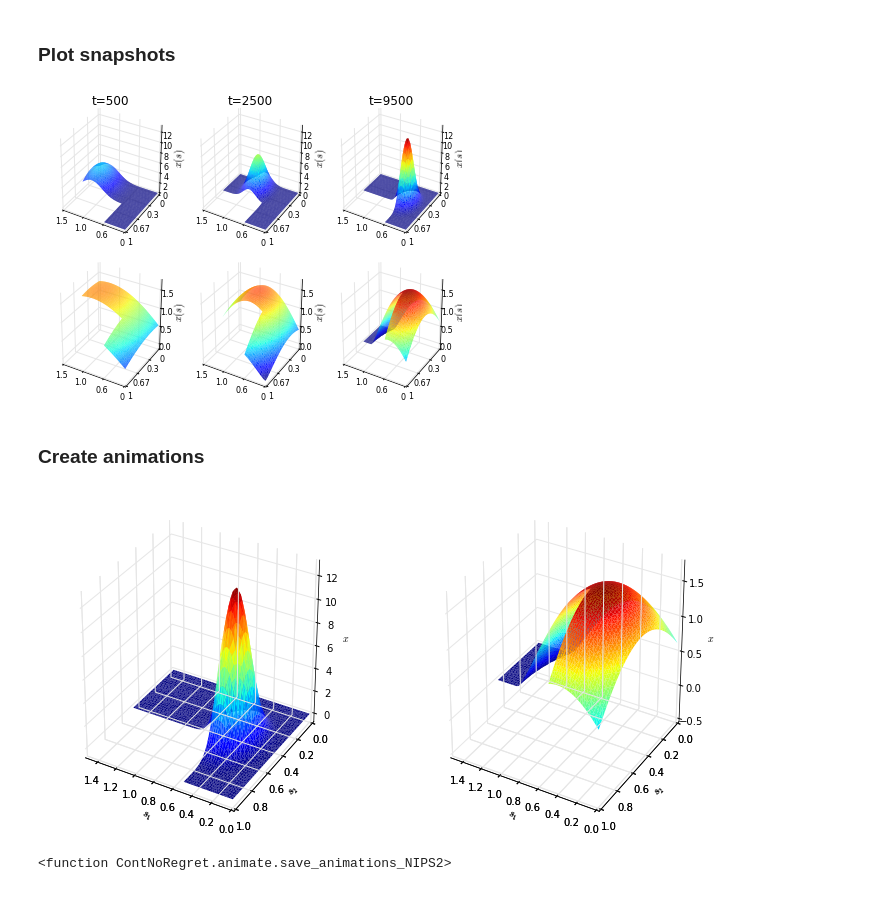
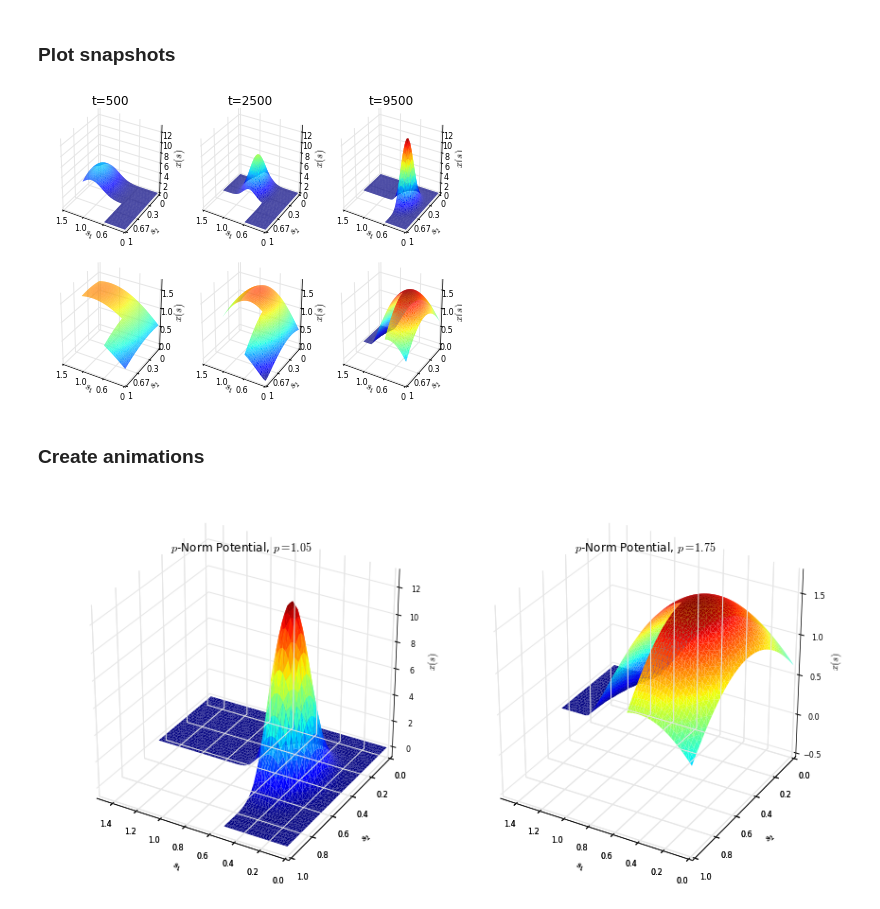
Before and after one commit to Balandat/cont_no_regret, a Jupyter notebook: ipython_notebooks/NIPS2_illustrations.ipynb, the cells around one changed output. Drawn from its saved outputs; the diff is of its cells as text; code cells hidden in the pictures.

```diff
--- a/ipython_notebooks/NIPS2_illustrations.ipynb
+++ b/ipython_notebooks/NIPS2_illustrations.ipynb
@@ -107,10 +107,10 @@ greedy_keys = ['Greedy', 'ExpPot', 'pNormPot, $p={1.75}$', 'pNormPot, $p={1.05}$
 # greedy_labels = ['Greedy', 'Exp', 'pNorm, $p=1.75$', 'pNorm, $p=1.05$', 'pNorm, $p=1.01$', 'pNorm, $p=1.001$']
 greedy_labels = ['Greedy', 'Exp', '$1.75$-Norm', '$1.05$-Norm', '$1.01$-Norm', '$1.001$-Norm']
 colors = ['k', 'r', 'g', 'b', 'm', 'c']
-f = plt.figure(figsize=(8,4))
-plt.title('time-avg. cumulative regret, oscillating affine losses', fontsize=15)
+f = plt.figure(figsize=(8,3.5))
+plt.title('time-avg. cumulative regret, alternating affine losses', fontsize=15)
 plt.xlabel('$t$', fontsize=16, labelpad=-1)
-plt.ylabel('$R^t/t$', fontsize=16, labelpad=-2)
+plt.ylabel('$R^t/t$', fontsize=16, labelpad=-3)
 for i,key in enumerate(greedy_keys):
     r = dict_results[key]
     lltsavg = plt.plot(np.arange(1,r.problem.T+1), r.regs_norate['tsavg'][0], linewidth=2.0,
@@ -124,7 +124,7 @@ for i,key in enumerate(greedy_keys):
 # make plots pretty and show legend
 plt.yscale('log'), plt.xscale('log')
 plt.ylim((0.0075, 50))
-plt.legend(prop={'size':15}, frameon=False, loc='lower left', labelspacing=0.1, ncol=2,
+plt.legend(prop={'size':14}, frameon=False, loc='lower left', labelspacing=0.1, ncol=2,
               columnspacing=0.75, handletextpad=0.2, borderpad=0)
 plt.savefig(filename, bbox_inches='tight', dpi=300)
 # %% [output]
@@ -138,22 +138,24 @@ KLkeys = ['pNormPot, $p={1.001}$', 'pNormPot, $p={1.01}$', 'pNormPot, $p={1.05}$
 KLs = {key: np.array(dict_results[key].KL) for key in KLkeys}
 # %%
 filename = '/Users/balandat/Documents/Code/Continuous_No-Regret/NIPS2/figures/greedy_fail_KL.pdf'
-fig, ax = plt.subplots(1,1,figsize=(5.5,2.5))
+fig, ax = plt.subplots(1,1,figsize=(6,3))
 lines,labels = [], []
 for i,key in enumerate(greedy_keys):
     r = dict_results[key]
     if key not in ['Greedy']:
         rel2exp = np.array(r.KL)[1:]    #  *np.arange(1,len(val))#/np.array(dict_results['ExpPot'].KL)[1:]
-        ax.plot(1+np.arange(len(val)-1), rel2exp, color=colors[i], linewidth=2, label=greedy_labels[i])
+        ax.plot(1+np.arange(len(r.KL)-1), rel2exp, color=colors[i], linewidth=2, label=greedy_labels[i])
 (lines,labels) = plt.gca().get_legend_handles_labels()
 lines.insert(3, plt.Line2D([1,1], [1,1], linestyle='none'))
 labels.insert(3, '')
 plt.yscale('log'), plt.xscale('log')
-ax.legend(lines, labels, prop={'size':13}, frameon=False, loc='lower left', labelspacing=0.1, ncol=2,
+ax.legend(lines, labels, prop={'size':15}, frameon=False, loc='lower left', labelspacing=0.1, ncol=2,
               columnspacing=0.75, handletextpad=0.2, borderpad=0)
-ax.set_xlabel('$t$', fontsize=15, labelpad=-1)
+ax.set_xlabel('$t$', fontsize=17, labelpad=-1)
 ax.set_ylim((0.8e-5,1.5))
-ax.set_ylabel('$D_{KL}(x^{(t)}||\lambda)$', fontsize=15, labelpad=0) #/D_{KL}(x_{Exp}^{(t)}||\lambda)$'
-ax.set_title('KL divergences w.r.t. uniform', fontsize=14)
+ax.set_ylabel('$D_{KL}(x^{(t)}||\lambda)$', fontsize=17, labelpad=3) #/D_{KL}(x_{Exp}^{(t)}||\lambda)$'
+ax.yaxis.set_label_position("right")
+ax.yaxis.tick_right()
+ax.set_title('Negative Entropy of $x^{(t)}$', fontsize=15)
 plt.savefig(filename, bbox_inches='tight', dpi=300)
 # %% [output]
@@ -180,10 +182,10 @@ filename = '/Users/balandat/Documents/Code/Continuous_No-Regret/NIPS2/figures/No
 norm_keys = ['norm_ExpPot', 'norm_pNormPot, $p={1.05}$', 'norm_pNormPot, $p={1.5}$', 'norm_pNormPot, $p={2}$']
 norm_labels = ['Exp', '$1.05$-Norm', '$1.5$-Norm', '$2$-Norm']
 colors = ['k', 'r', 'g', 'b', 'm', 'c']
-f, ax = plt.subplots(1, 1, figsize=(6,3.5))
+f, ax = plt.subplots(1, 1, figsize=(6,3))
 ax.set_title('log time-avg. cumulative regret')
-ax.set_xlabel('$t$', fontsize=15, labelpad=-1)
-ax.set_ylabel('$R^t/t$', fontsize=15, labelpad=-3)
+ax.set_xlabel('$t$', fontsize=15, labelpad=-5)
+ax.set_ylabel('$R^t/t$', fontsize=15, labelpad=-13)
 ax.set_title('log time-avg. cumulative regret')
 for i,key in enumerate(norm_keys):
     r, r3 = dict_results[key], dict_results3[key]
@@ -207,6 +209,6 @@ ax.set_ylim((0.3*1e-3,0.5e-1))#0.2*1e2))
 ax.set_xlim(1, 4e3)
 plt.tight_layout()
 plt.legend(prop={'size':12}, frameon=False, loc='upper right', labelspacing=0.3,
-           handletextpad=0.25, borderpad=0, bbox_to_anchor=(1.4,0.91))
+           handletextpad=0.25, borderpad=0, bbox_to_anchor=(1.4,0.9))
 plt.savefig(filename, bbox_inches='tight', dpi=300)
 # %% [output]
@@ -327,12 +329,12 @@ for i,res in enumerate([res105, res175]):
                            linewidth=0, vmin=zmin[i], vmax=zmax[i])
         # Setting the axes properties
         ax.set_xlim3d(bbox.bounds[0])
-        #ax.set_xlabel('$s_1$')
+        ax.set_xlabel('$s_1$')
         ax.set_xticks([0, 0.5, 1, 1.5])
         ax.set_xticklabels(['0', '0.6', '1.0', '1.5'])
         ax.tick_params(labelsize=8)
         ax.set_ylim3d(bbox.bounds[1])
-        #ax.set_ylabel('$s_2$')
+        ax.set_ylabel('$s_2$')
         ax.set_yticks([0, 0.3, 0.67, 1])
         ax.set_yticklabels(['0', '0.3', '0.67', '1'])
         ax.yaxis._axinfo['label']['space_factor'] = 2.5
@@ -348,16 +350,13 @@ for i,res in enumerate([res105, res175]):
 plt.tight_layout()
 plt.savefig(filename, bbox_inches='tight', dpi=300)
 # %% [output]
-[figure, old version]
+[figure, new version]
 # %% [markdown]
 ### Create animations
 # %%
 filename = '/Users/balandat/Documents/Code/Continuous_No-Regret/NIPS2_datafiles/effect_of_v.mp4'
 save_animations_NIPS2(dict_results['v=0.50, pNormPot, $p={1.05}$'], dict_results['v=0.50, pNormPot, $p={1.75}$'],
-                      length=10, filename=filename, elev=30, azim=120, figsize=(12,6))
+                      length=10, filename=filename, elev=30, azim=120, figsize=(12,6),
+                      titles=['$p$-Norm Potential, $p=1.05$', '$p$-Norm Potential, $p=1.75$'])
 # %% [output]
-[figure, old version]
+[figure, new version]
-# %%
-save_animations_NIPS2
-# %% [output]
-<function ContNoRegret.animate.save_animations_NIPS2>
```
Also changed, not shown: parts of 10 cells of this notebook, 6 other files.
